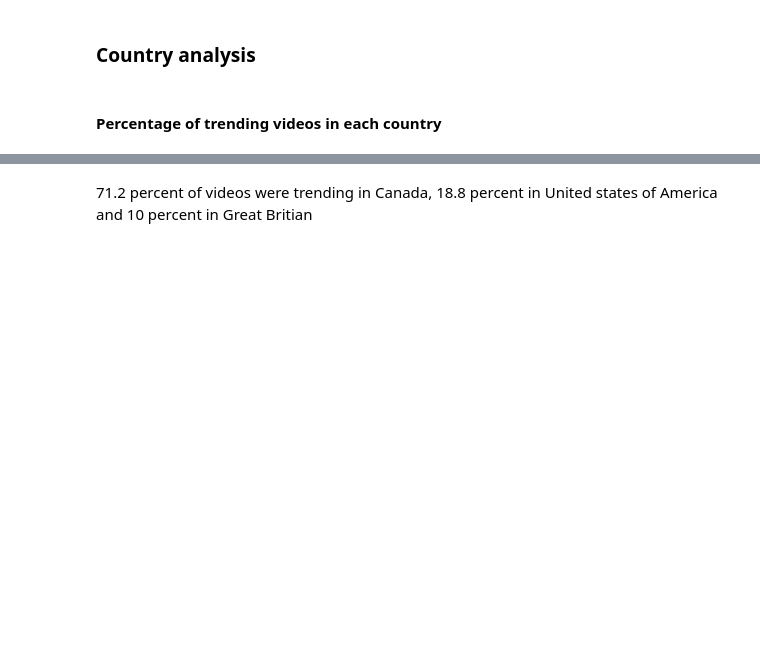
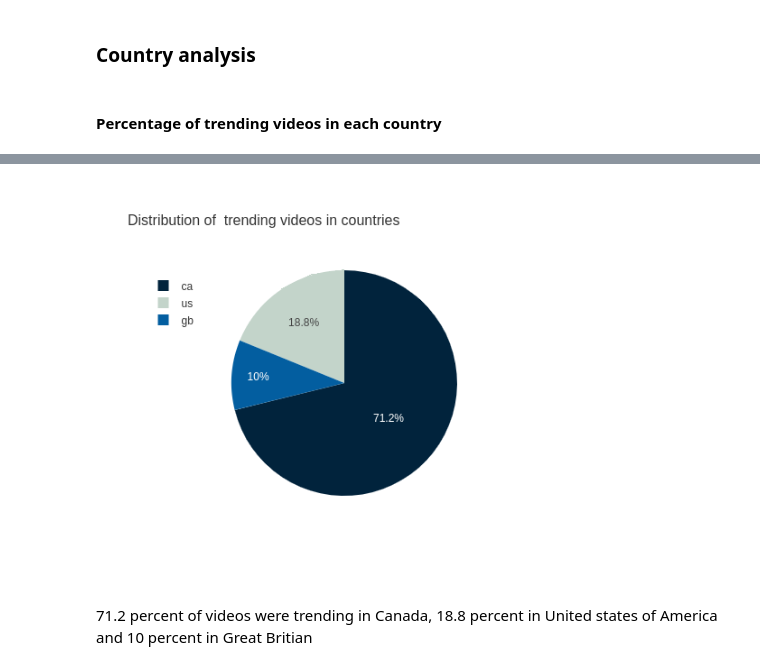
Before and after one commit to Sherlocked-Blaire/Youtube-trending-video-analysis, a Jupyter notebook: src/Youtube_trending_video_analysis.ipynb, the cells around one changed output, grey strips where cells are left out. Drawn from its saved outputs; the diff is of its cells as text; code cells hidden in the pictures; blank space fills up the shorter version.

Commit message:
updated charts

```diff
--- a/src/Youtube_trending_video_analysis.ipynb
+++ b/src/Youtube_trending_video_analysis.ipynb
@@ -152,6 +151,5 @@ fig.update_yaxes(
 
 fig.update_xaxes(type='category')
 fig.update_yaxes( showticklabels=False)
-
-py.iplot(fig)
+fig.show("png")
 # %% [output]
@@ -159,3 +156,4 @@ py.iplot(fig)
+[figure, added]
 # %% [markdown]
 71.2 percent of videos were trending in Canada, 18.8 percent in United states  of America and 10 percent in  Great Britian
 # %% [markdown]
```
Also changed, not shown: parts of 13 cells of this notebook.
